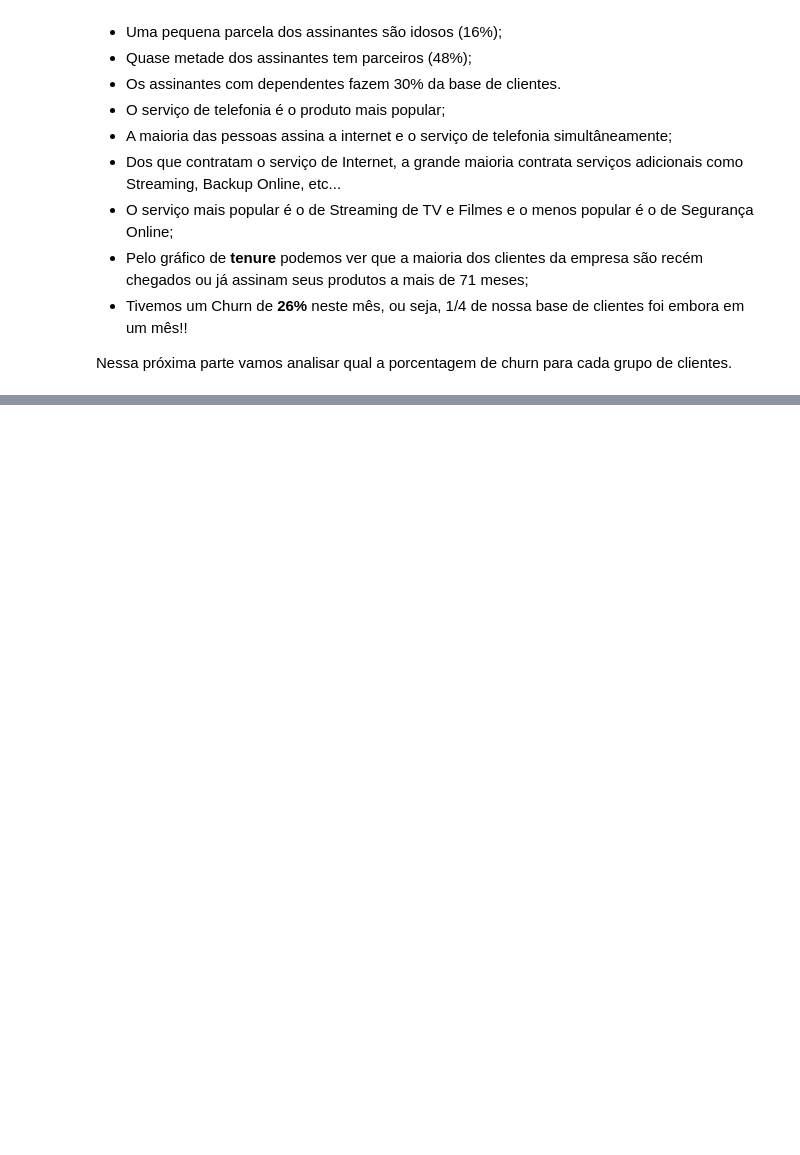
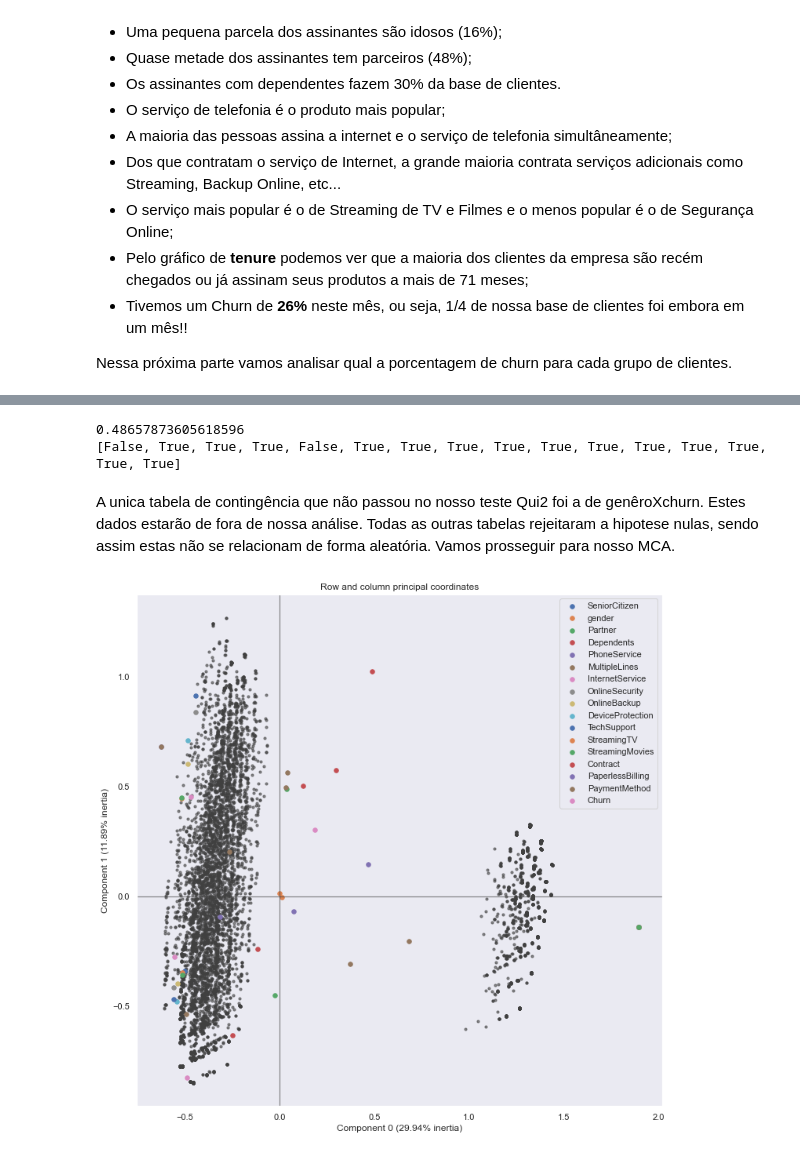
Before and after one commit to EduardoPitta/Telco_Churn, a Jupyter notebook: telco_churn.ipynb, the cells around one changed output, grey strips where cells are left out. Cells and saved outputs as stored; diff of their text form; code cells hidden in the pictures; blank space fills up the shorter version.

Commit message:
Adição de teste chi2 e MCA teste

```diff
--- a/telco_churn.ipynb
+++ b/telco_churn.ipynb
@@ -281,0 +327,58 @@ plot_churn(produtos,'Dependents')
+# %%
+import scipy
+from scipy.stats import chi2_contingency
+
+
+df_quali = df[['gender','SeniorCitizen','Partner','Dependents','PhoneService','MultipleLines',
+                'InternetService','OnlineSecurity','OnlineBackup','DeviceProtection','TechSupport',
+                'StreamingTV','StreamingMovies','Contract','PaperlessBilling','PaymentMethod','Churn']].copy()
+
+colunas = ['gender','SeniorCitizen','Partner','Dependents','PhoneService','MultipleLines',
+                'InternetService','OnlineSecurity','OnlineBackup','DeviceProtection','TechSupport',
+                'StreamingTV','StreamingMovies','Contract','PaperlessBilling','PaymentMethod','Churn']
+tabelas = []
+indexes = []
+p_value_ok = []
+for i in colunas:
+    if i != 'Churn':
+        tabelas.append( pd.crosstab(index=df_quali[i],
+        columns=df_quali['Churn']) )
+    indexes.append([i,j])
+
+for i in range(len(tabelas)):
+    if chi2_contingency(tabelas[i])[1] <= 0.05:
+        p_value_ok.append(True)
+    else:
+        p_value_ok.append(False)
+print(chi2_contingency(tabelas[0])[1])
+print(p_value_ok)
+# %% [output]
+0.48657873605618596
+[False, True, True, True, False, True, True, True, True, True, True, True, True, True, True, True]
+# %% [markdown]
+A unica tabela de contingência que não passou no nosso teste Qui2 foi a de genêroXchurn. Estes dados estarão de fora de nossa análise.
+Todas as outras tabelas rejeitaram a hipotese nulas, sendo assim estas não se relacionam de forma aleatória.
+Vamos prosseguir para nosso MCA.
+# %%
+import prince
+import matplotlib
+
+mca = prince.MCA()
+mca = mca.fit(df_quali) # same as calling ca.fs_r(1)
+
+
+
+ax = mca.plot_coordinates(
+     X=df_quali,
+     ax=None,
+     figsize=(12, 12),
+     show_row_points=True,
+     row_points_size=10,
+     show_row_labels=False,
+     show_column_points=True,
+     column_points_size=30,
+     show_column_labels=False,
+     legend_n_cols=1
+     )
+# %% [output]
+[figure, added]
```
Also changed, not shown: parts of 9 cells of this notebook.
